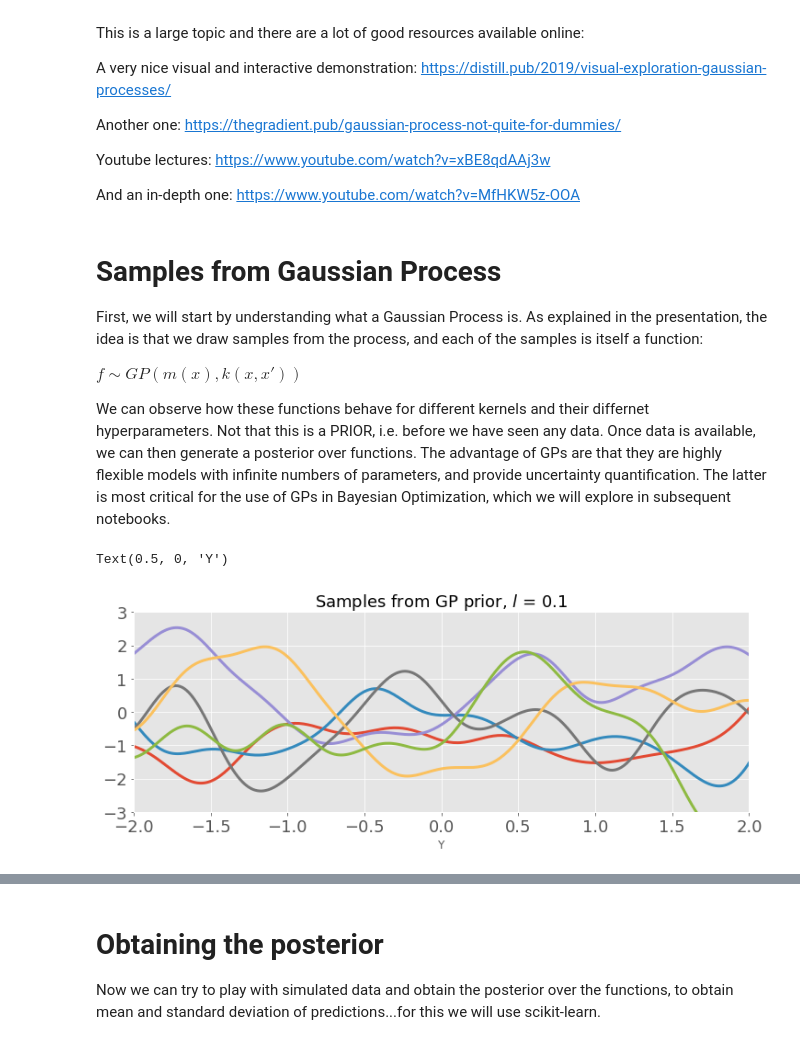
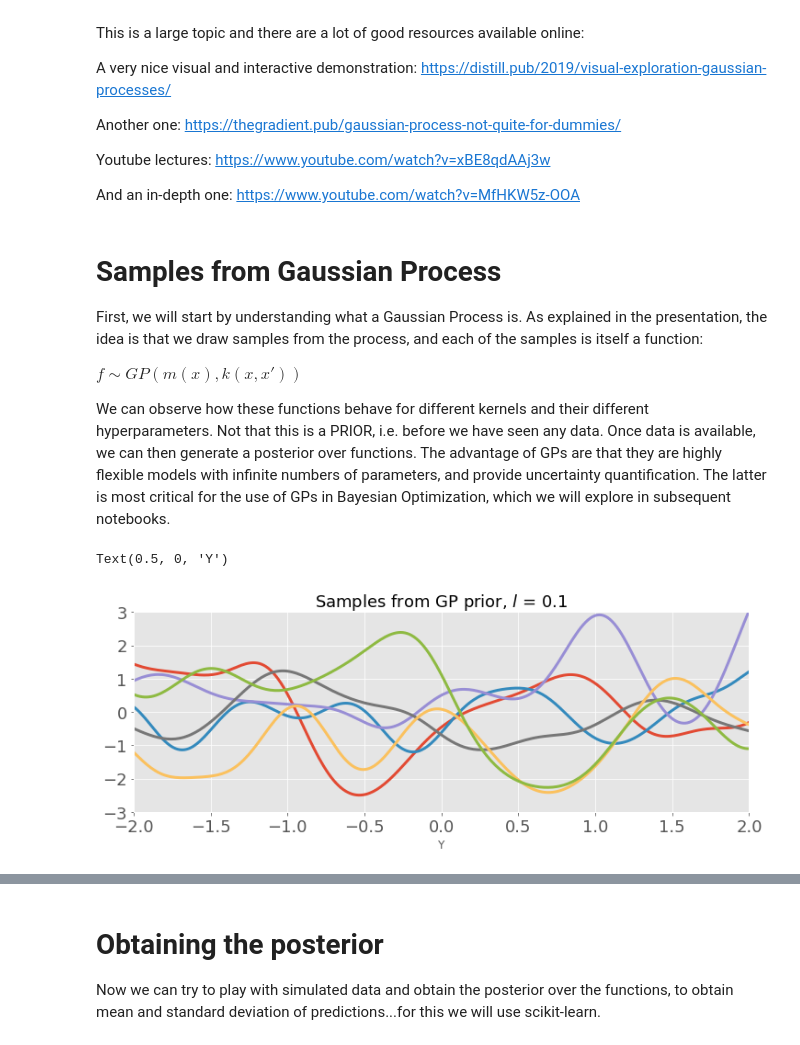
Before and after one commit to pycroscopy/AISTEM_WORKSHOP_2020, a Jupyter notebook: Day02/01_Gaussian_Processes.ipynb, the cells around one changed output, grey strips where cells are left out. Cells and saved outputs as stored; diff of their text form; code cells hidden in the pictures.

Commit message:
Gaussian Process notebook update
again

```diff
--- a/Day02/01_Gaussian_Processes.ipynb
+++ b/Day02/01_Gaussian_Processes.ipynb
@@ -33,43 +32,43 @@ First, we will start by understanding what a Gaussian Process is. As explained i
 
 $f \sim GP(m(x), k(x,x'))$
 
-We can observe how these functions behave for different kernels and their differnet hyperparameters. Not that this is a PRIOR, i.e. before we have seen any data. Once data is available, we can then generate a posterior over functions. The advantage of GPs are that they are highly flexible models with infinite numbers of parameters, and provide uncertainty quantification. The latter is most critical for the use of GPs in Bayesian Optimization, which we will explore in subsequent notebooks.
+We can observe how these functions behave for different kernels and their different hyperparameters. Not that this is a PRIOR, i.e. before we have seen any data. Once data is available, we can then generate a posterior over functions. The advantage of GPs are that they are highly flexible models with infinite numbers of parameters, and provide uncertainty quantification. The latter is most critical for the use of GPs in Bayesian Optimization, which we will explore in subsequent notebooks.
 # %%
 # Define the kernel function: in this case a squared exponential or 'RBF' kernel
 def kernel(a, b, param):
     sqdist = np.sum(a**2,1).reshape(-1,1) + np.sum(b**2,1) - 2*np.dot(a, b.T)
     return np.exp(-.5 * (1/param) * sqdist)
 
 # Let's create the X vector
 num_points = 280 #number of points in the function to sample
 num_curves = 6 #number of curves to sample from the process
 
 Xtest = np.linspace(-2, 2, num_points).reshape(-1,1)
 
 param = 0.1 #This is the kernel lengthscale
 K_ss = kernel(Xtest, Xtest, param) #This is K**
 
 # Get cholesky decomposition (square root) of the
 # covariance matrix
-L = np.linalg.cholesky(K_ss + 1e-8*np.eye(n)) #This allows us to express distribution in terms of standard normal
+L = np.linalg.cholesky(K_ss + 1e-8*np.eye(num_points)) #This allows us to express distribution in terms of standard normal
 
 # Sample some standard normals for our test points,
 # multiply them by the square root of the covariance matrix
-f_prior = np.dot(L, np.random.normal(size=(n,num_curves))) #This will generate the samples from the process!
+f_prior = np.dot(L, np.random.normal(size=(num_points,num_curves))) #This will generate the samples from the process!
 
 # Now let's plot the sampled functions.
 plt.style.use('ggplot')
 fig, axes = plt.subplots(nrows=1, ncols=1, figsize = (12,4))
 plt.plot(Xtest, f_prior, linewidth = 3)
 plt.axis([-2, 2, -3, 3])
 plt.title('Samples from GP prior, $l$ = {}'.format(param), fontsize = 18)
 plt.setp(axes.get_xticklabels(), fontsize=18);
 plt.setp(axes.get_yticklabels(), fontsize=18);
 plt.xlabel('X')
 plt.xlabel('Y')
 # %% [output]
 Text(0.5, 0, 'Y')
-[figure, old version]
+[figure, new version]
 # %%
 # Play with a different kernel
 # Define the kernel function: in this case a squared exponential or 'RBF' kernel
```
Also changed, not shown: parts of 6 cells of this notebook.
